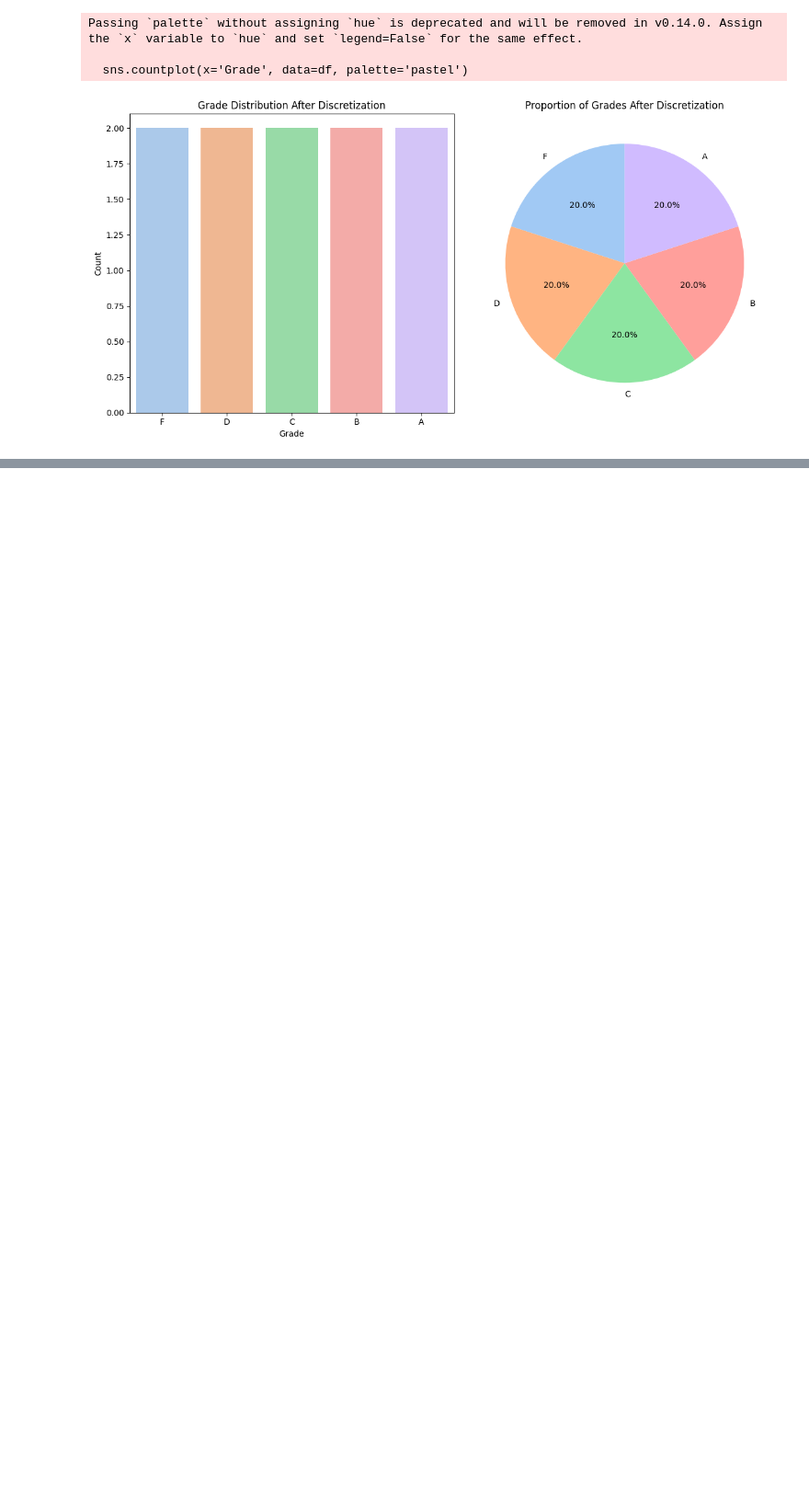
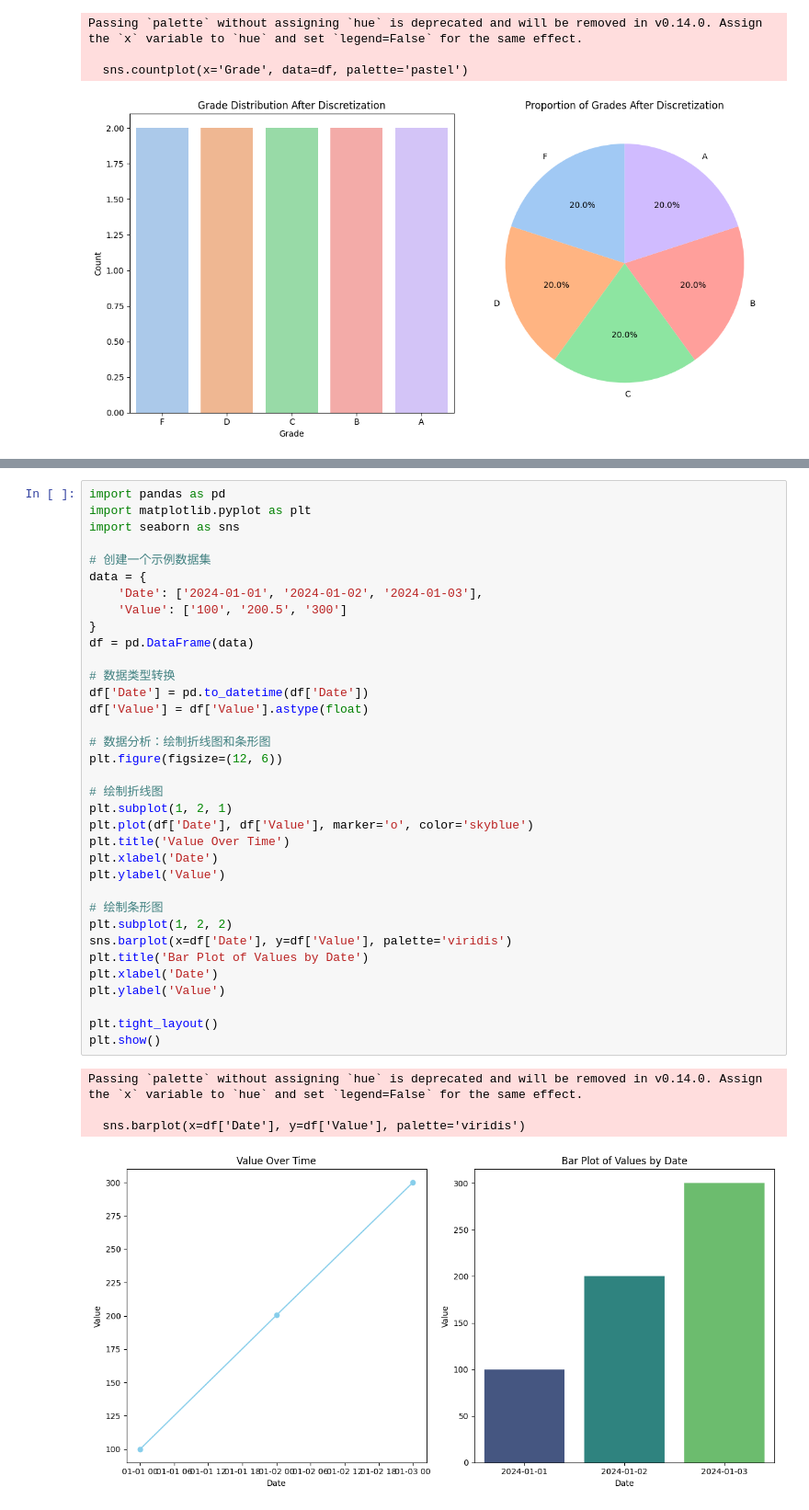
Before and after one commit to BlueHope1987/StudyBase, a Jupyter notebook: helloPython/PyTorch/20250815.十大数据清洗方法.ipynb, the cells around one changed output, grey strips where cells are left out. Shown at 92% size. Cells and saved outputs as stored; diff of their text form; blank space fills up the shorter version.

```diff
--- a/helloPython/PyTorch/20250815.十大数据清洗方法.ipynb
+++ b/helloPython/PyTorch/20250815.十大数据清洗方法.ipynb
@@ -375,0 +540,40 @@ Passing `palette` without assigning `hue` is deprecated and will be removed in v
+# %%
+import pandas as pd
+import matplotlib.pyplot as plt
+import seaborn as sns
+
+# 创建一个示例数据集
+data = {
+    'Date': ['2024-01-01', '2024-01-02', '2024-01-03'],
+    'Value': ['100', '200.5', '300']
+}
+df = pd.DataFrame(data)
+
+# 数据类型转换
+df['Date'] = pd.to_datetime(df['Date'])
+df['Value'] = df['Value'].astype(float)
+
+# 数据分析：绘制折线图和条形图
+plt.figure(figsize=(12, 6))
+
+# 绘制折线图
+plt.subplot(1, 2, 1)
+plt.plot(df['Date'], df['Value'], marker='o', color='skyblue')
+plt.title('Value Over Time')
+plt.xlabel('Date')
+plt.ylabel('Value')
+
+# 绘制条形图
+plt.subplot(1, 2, 2)
+sns.barplot(x=df['Date'], y=df['Value'], palette='viridis')
+plt.title('Bar Plot of Values by Date')
+plt.xlabel('Date')
+plt.ylabel('Value')
+
+plt.tight_layout()
+plt.show()
+# %% [output]
+Passing `palette` without assigning `hue` is deprecated and will be removed in v0.14.0. Assign the `x` variable to `hue` and set `legend=False` for the same effect.
+
+  sns.barplot(x=df['Date'], y=df['Value'], palette='viridis')
+[figure, added]
```
Also changed, not shown: parts of 7 cells of this notebook.
